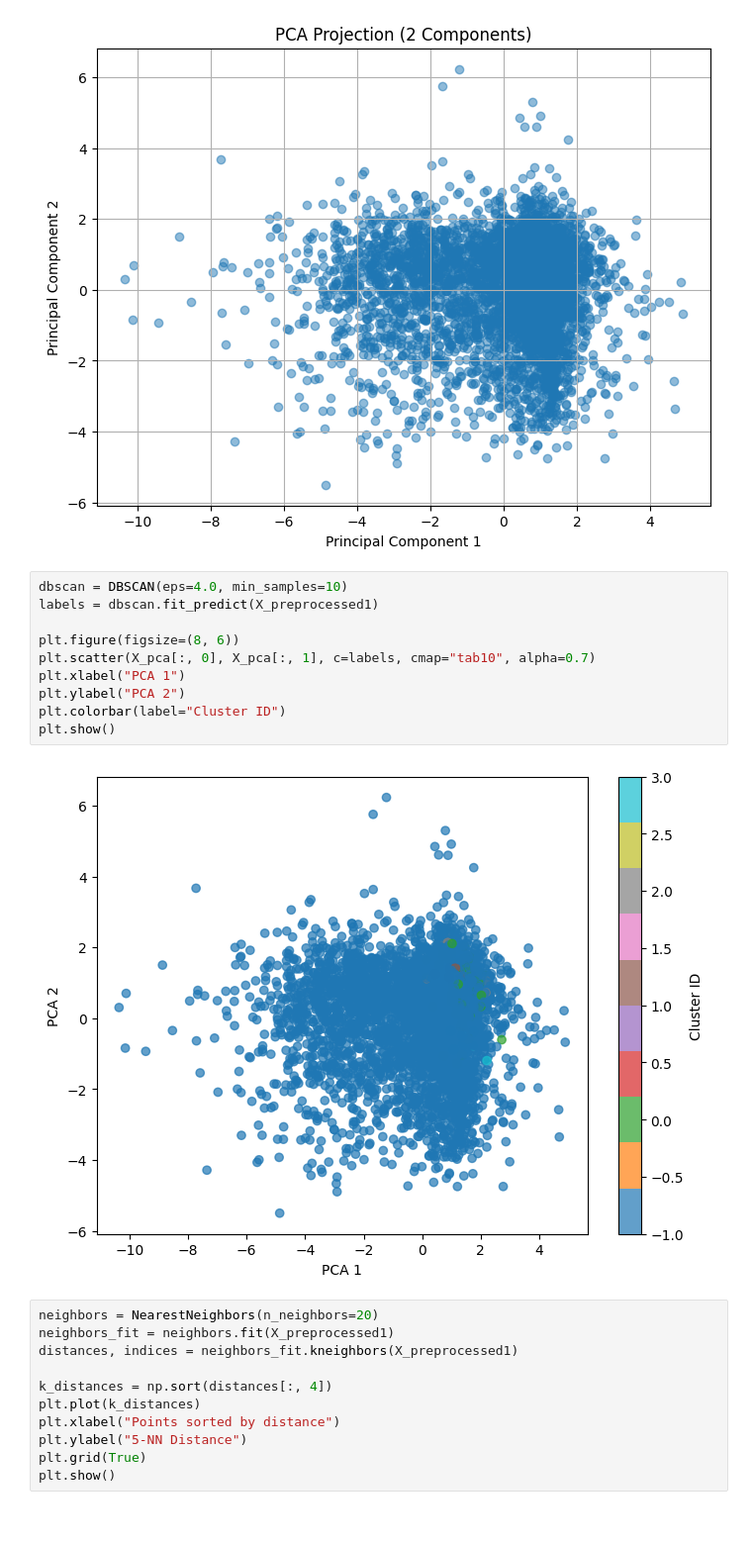
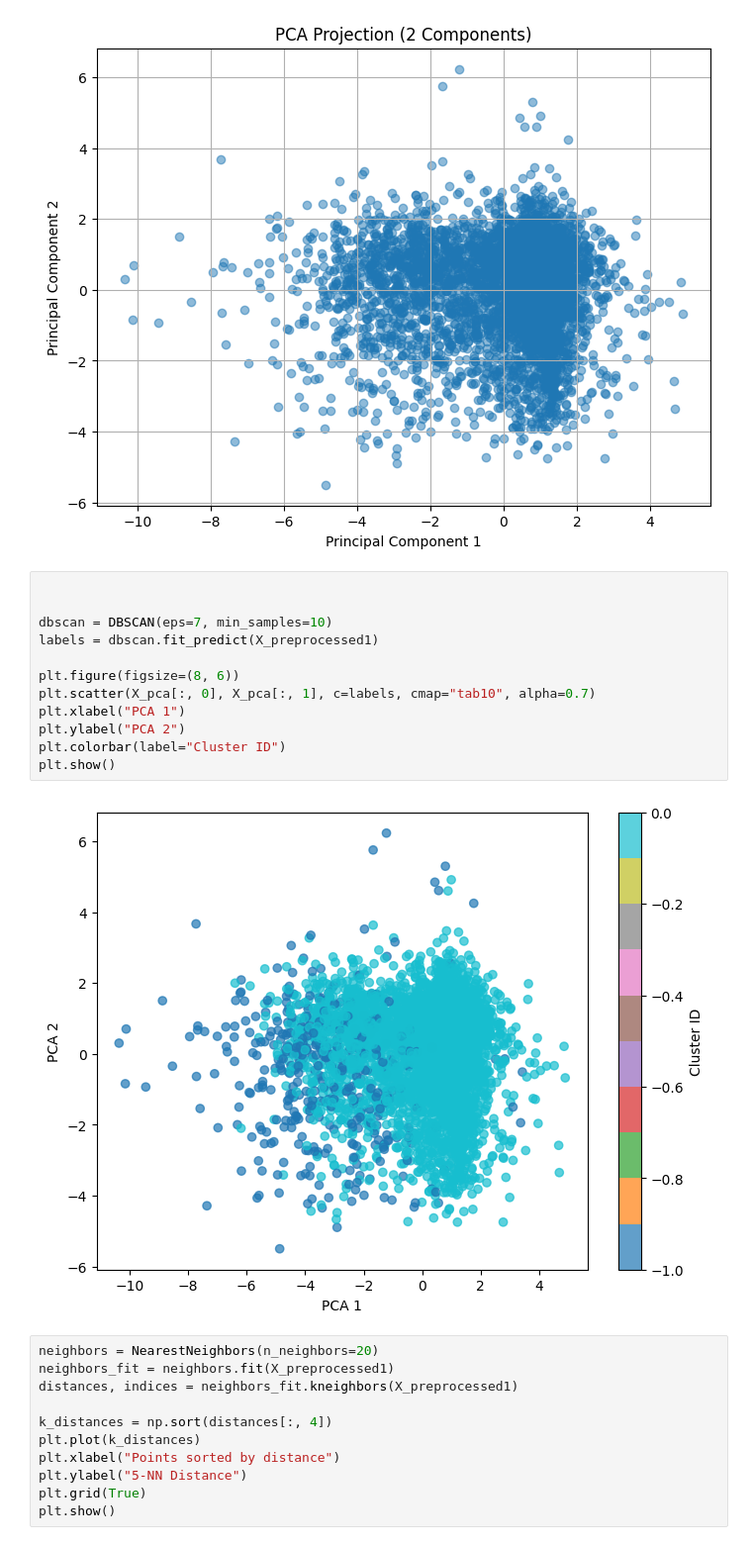
Before and after one commit to samroska/milestone-2-siads-696, a Jupyter notebook: Clustering.ipynb, the cells around one changed output. Shown at 99% size. Saved outputs shown, nothing was run; the diff lists cells and outputs as text.

```diff
--- a/Clustering.ipynb
+++ b/Clustering.ipynb
@@ -104,17 +104,19 @@ plt.show()
 # %% [output]
 [figure]
 # %%
-dbscan = DBSCAN(eps=4.0, min_samples=10)
+
+
+dbscan = DBSCAN(eps=7, min_samples=10)
 labels = dbscan.fit_predict(X_preprocessed1)
 
 plt.figure(figsize=(8, 6))
 plt.scatter(X_pca[:, 0], X_pca[:, 1], c=labels, cmap="tab10", alpha=0.7)
 plt.xlabel("PCA 1")
 plt.ylabel("PCA 2")
 plt.colorbar(label="Cluster ID")
 plt.show()
 # %% [output]
-[figure, old version]
+[figure, new version]
 # %%
 neighbors = NearestNeighbors(n_neighbors=20)
 neighbors_fit = neighbors.fit(X_preprocessed1)
```
Also changed, not shown: parts of 3 cells of this notebook, 1 other file.
